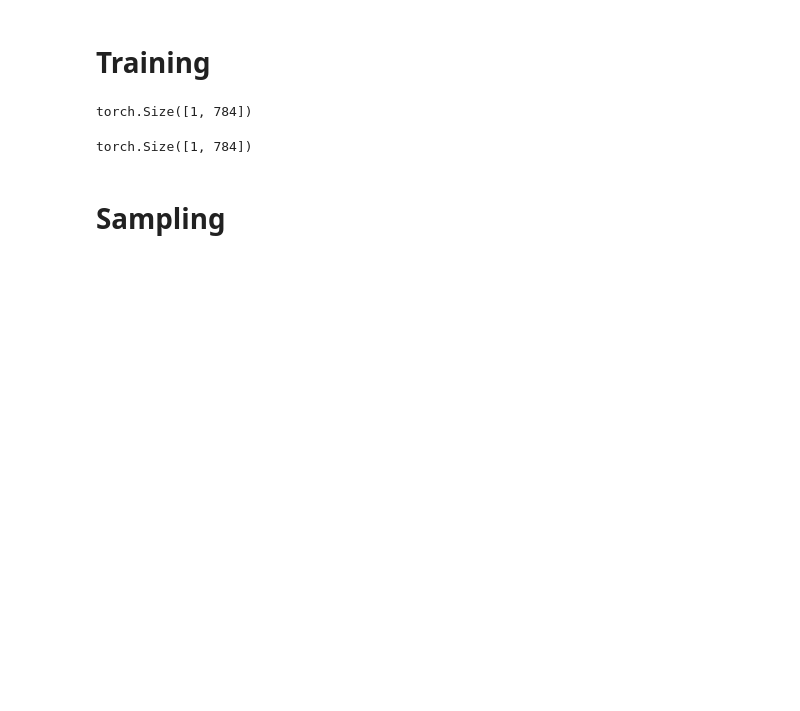
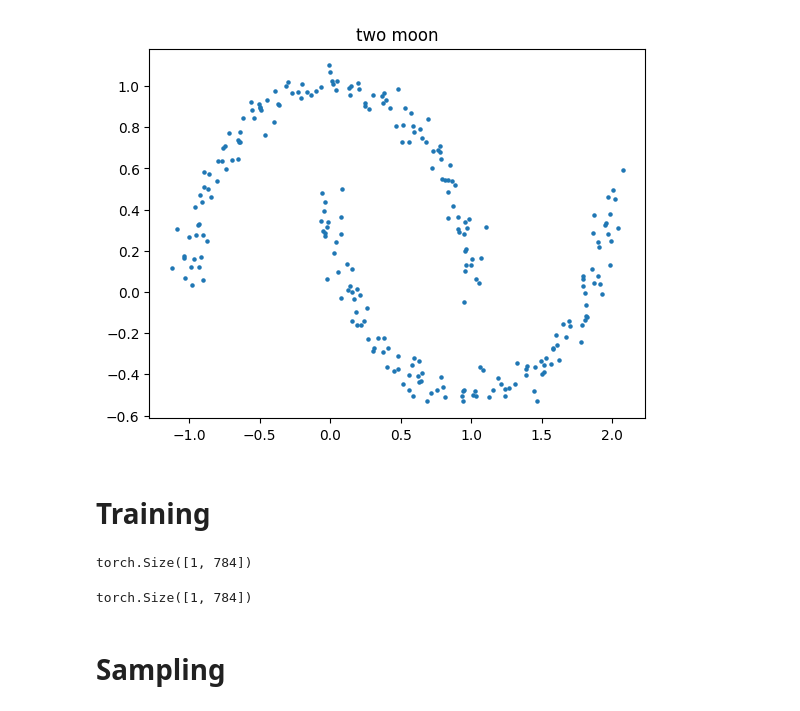
Before and after one commit to YifengRen61/Flow-Compressor, a Jupyter notebook: third_party/standalone_flow_matching.ipynb, the cells around one changed output. Drawn from its saved outputs; the diff is of its cells as text; code cells hidden in the pictures; blank space fills up the shorter version.

```diff
--- a/third_party/standalone_flow_matching.ipynb
+++ b/third_party/standalone_flow_matching.ipynb
@@ -68,3 +113,10 @@ plt.show()
+# %%
+data = make_moons(256, noise=0.05)[0]
+plt.scatter(data[:, 0], data[:, 1], s=5)
+plt.title("two moon")
+plt.show()
+# %% [output]
+[figure, added]
 # %% [markdown]
 # Training
 # %%
```
Also changed, not shown: parts of 11 cells of this notebook, 4 other files.
